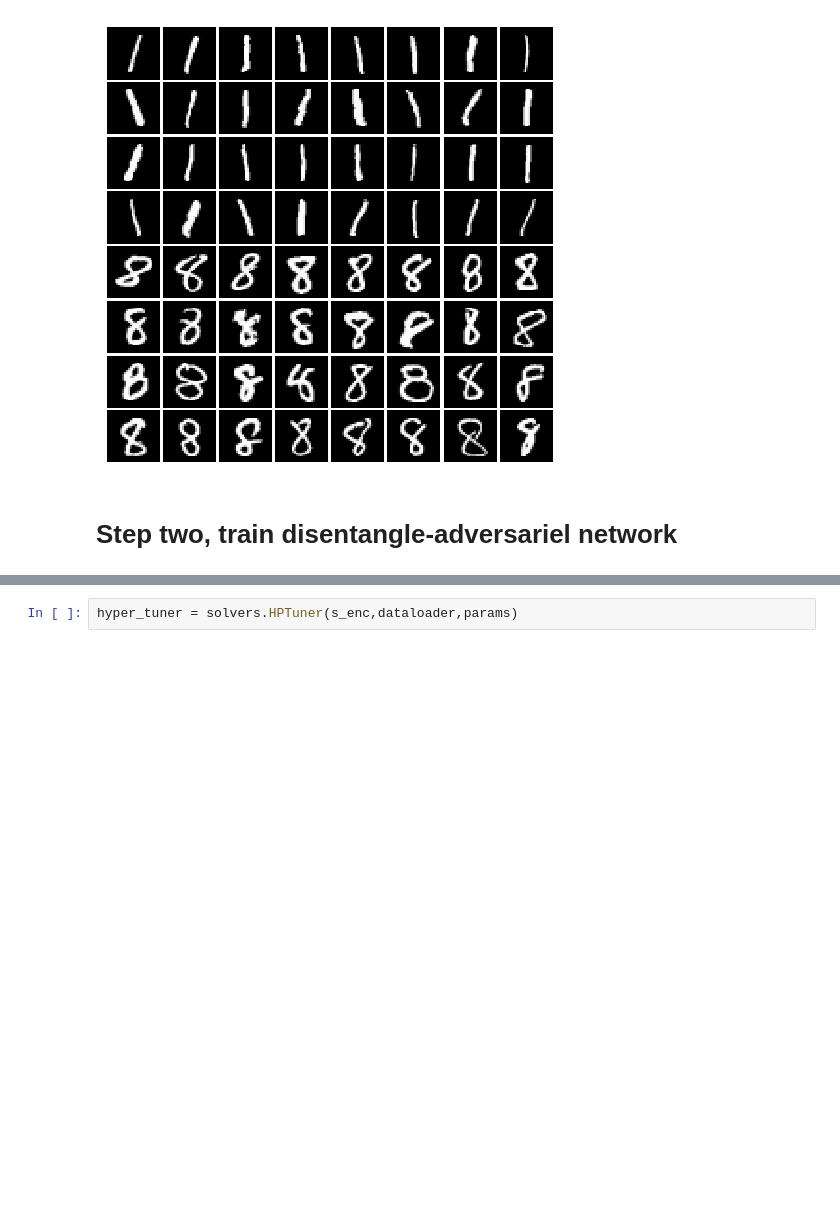
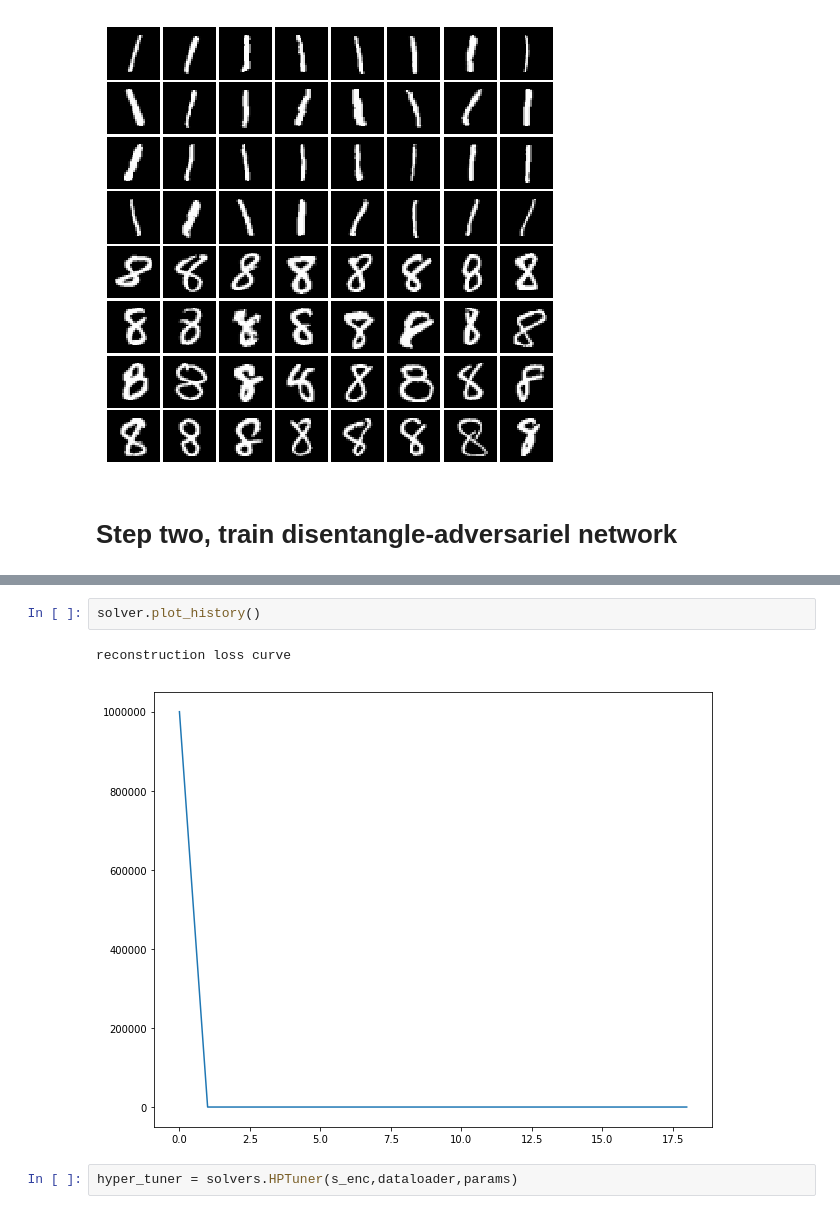
Before and after one commit to QhelDIV/Two-Step-Disentanglement-Method, a Jupyter notebook: DisAdvNet.ipynb, the cells around one changed output, grey strips where cells are left out. Saved outputs shown, nothing was run; the diff lists cells and outputs as text; blank space fills up the shorter version.

```diff
--- a/DisAdvNet.ipynb
+++ b/DisAdvNet.ipynb
@@ -187,3 +206,8 @@ save_list = [s_enc, z_enc, sz_dec, z_adv, s_classifier]
+# %%
+solver.plot_history()
+# %% [output]
+reconstruction loss curve
+[figure, added]
 # %%
 hyper_tuner = solvers.HPTuner(s_enc,dataloader,params)
 # %%
```
Also changed, not shown: parts of 12 cells of this notebook, 6 other files.
